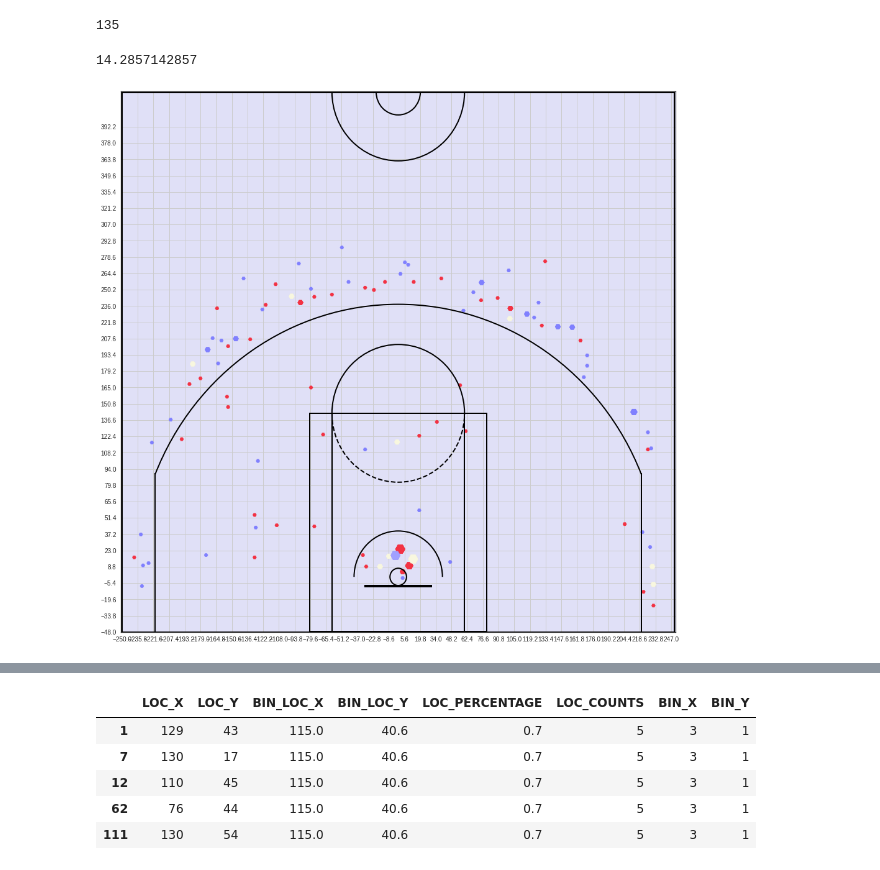
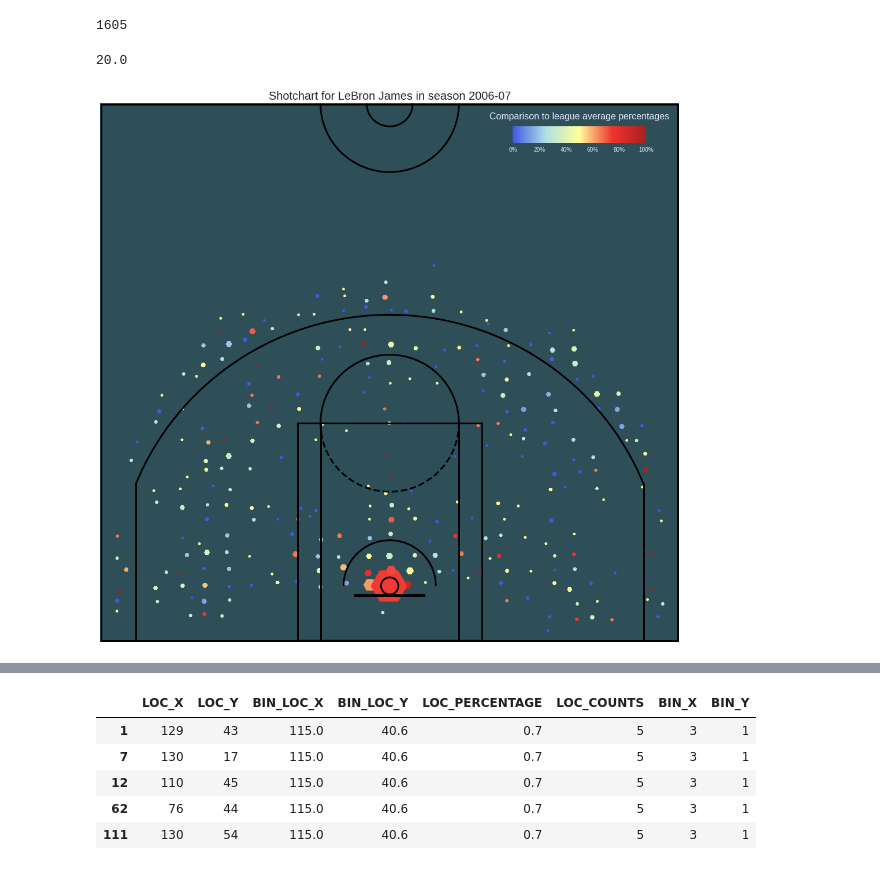
Before and after one commit to danchyy/Basketball_Analytics, a Jupyter notebook: Scripts/shot_chart_api/Shot_Chart.ipynb, the cells around one changed output, grey strips where cells are left out. Cells and saved outputs as stored; diff of their text form; code cells hidden in the pictures.

Commit message:
Added colorbar, cool background and percentages according to the league average

```diff
--- a/Scripts/shot_chart_api/Shot_Chart.ipynb
+++ b/Scripts/shot_chart_api/Shot_Chart.ipynb
@@ -144,43 +150,67 @@ def create_bins(df, bin_number_x = 25, bin_number_y = 25, width = 500, height =
 
     return copied_df
 # %%
-plt.style.use('seaborn-white')
+plt.style.use('seaborn')
 # %%
 # setting up data
-season = "2017-18"
-player_id = player.get_player("Stephen", "Curry", season=season)
+season = "2006-07"
+player_name = "LeBron"
+player_surname = "James"
+player_id = player.get_player(player_name, player_surname, season=season)
 player_data = shotchart.ShotChart(player_id=player_id, season=season)
+league_average = player_data.league_average()
 # %%
 player_df = player_data.shot_chart()
 player_df.LOC_X = -player_df.LOC_X # REAL DATA IS FLIPPED
 player_df = player_df.loc[player_df.LOC_Y < 300] # drop shots that aren't close to the th
 len(player_df)
 # %% [output]
-135
+1605
 # %%
-binned_df = create_bins(player_df, bin_number_x=35, bin_number_y=35)
+binned_df = create_bins(player_df, league_average=league_average, bin_number_x=25, bin_number_y=25)
 # %% [output]
-14.2857142857
+20.0
 # %%
-#cleared_df = binned_df.loc[binned_df.LOC_COUNTS>1]
-cleared_df = binned_df
+#cleared_df = binned_df
+cleared_df = binned_df.loc[binned_df.LOC_COUNTS>1]
-# %%
-plt.figure(figsize=(16, 16))
-#colors_dict = {0:'red', 1:'green'}
-#plt.hexbin(x=giannis_df.LOC_X, y=giannis_df.LOC_Y, C=giannis_df.RANDOM_AVERAGE, cmap='RdBu_r', gridsize=15, bins=5)
-#plt.scatter(x=giannis_df.LOC_X, y=giannis_df.LOC_Y,  marker='H', s=60, c=giannis_df.SHOT_MADE_FLAG.apply(lambda x: colors[x]))
-cmap = sns.blend_palette(colors=["#8080FF", "#E0E0FF", "#F8F8E0","#F05133", "#F33243"], as_cmap=True)
-plt.scatter(x=cleared_df.BIN_LOC_X, y=cleared_df.BIN_LOC_Y, marker='H', s=40* cleared_df.LOC_COUNTS, c=cleared_df.LOC_PERCENTAGE, cmap=cmap)
-plt.xticks(np.arange(-250, 251, 14.2))
-plt.yticks(np.arange(-48, 400, 14.2))
-plt.grid()
-plt.gca().set_facecolor('#E0E0F7')
-#plt.xticks([])
-#plt.yticks([])
-#plt.text(x=binned_df.LOC_)
-draw_court(outer_lines=True)
-plt.xlim(-251.25,250.75)
-plt.ylim(-48,423)
-plt.show()
-# %% [output]
-[figure, removed]
+# %%
+fig = plt.figure(figsize=(16, 16))
+#colors_dict = {0:'red', 1:'green'}
+cmap = sns.blend_palette(colors=["#4159E1", "#B0E0E6", "#FFFF99","#EF3330", "#AB2020"], as_cmap=True)
+plt.scatter(x=cleared_df.LOC_X, y=cleared_df.LOC_Y, marker='H', s=10*cleared_df.LOC_COUNTS, c=cleared_df.LOC_PERCENTAGE, cmap=cmap)
+
+#plt.xticks(np.arange(-250, 251, 14.2))
+#plt.yticks(np.arange(-48, 400, 14.2))
+#plt.grid()
+
+# Changing court color
+plt.gca().set_facecolor('#2F4F58')
+curr_ax = plt.gca()
+
+# Removing ticks
+plt.xticks([])
+plt.yticks([])
+
+# Title
+plt.title("Shotchart for " + player_name + " " + player_surname + " in season " + season, size=20)
+
+# Drawing court
+draw_court(ax=curr_ax, outer_lines=True, lw=3)
+plt.xlim(-251,251)
+plt.ylim(-49,423)
+
+# Colorbar
+cax = fig.add_axes([0.7, 0.82, 0.2, 0.025])
+colorbar = plt.colorbar(cax=cax, orientation='horizontal', format='%d%%')
+#colorbar = plt.colorbar(cax=cax, orientation='horizontal', format='%+d%%') # + is for positive percentage
+cax.set_xlabel("Comparison to league average percentages",
+            fontsize=16, labelpad=-70, color="#E2E2FF")
+colorbar.outline.set_visible(False)
+plt.setp(plt.getp(colorbar.ax.axes, 'xticklabels'), color="#E2E2FF")
+
+# Saving figure
+plt.savefig('lebron.png', bbox_inches='tight')
+#colorbar.set_label('Comparison to league average percentages', color='#E2E2FF', size=16, coords=(1.5, 1.5))
+plt.show()
+# %% [output]
+[figure, added]
```
Also changed, not shown: parts of 3 cells of this notebook.
